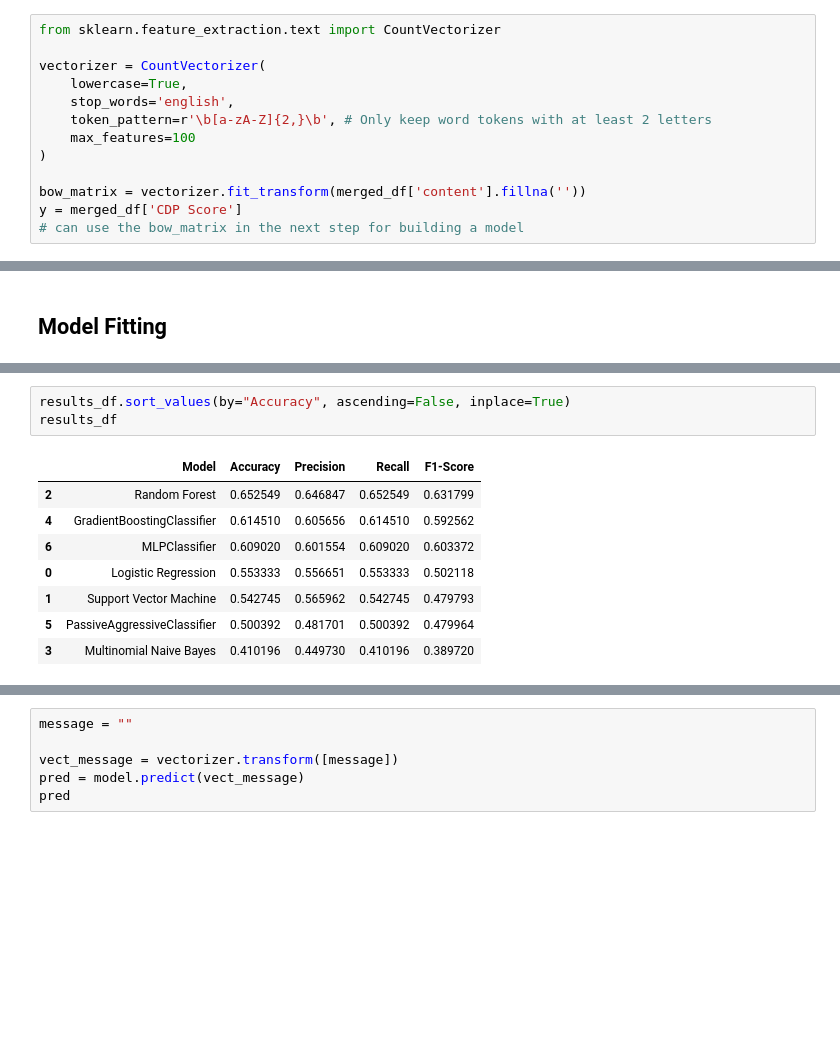
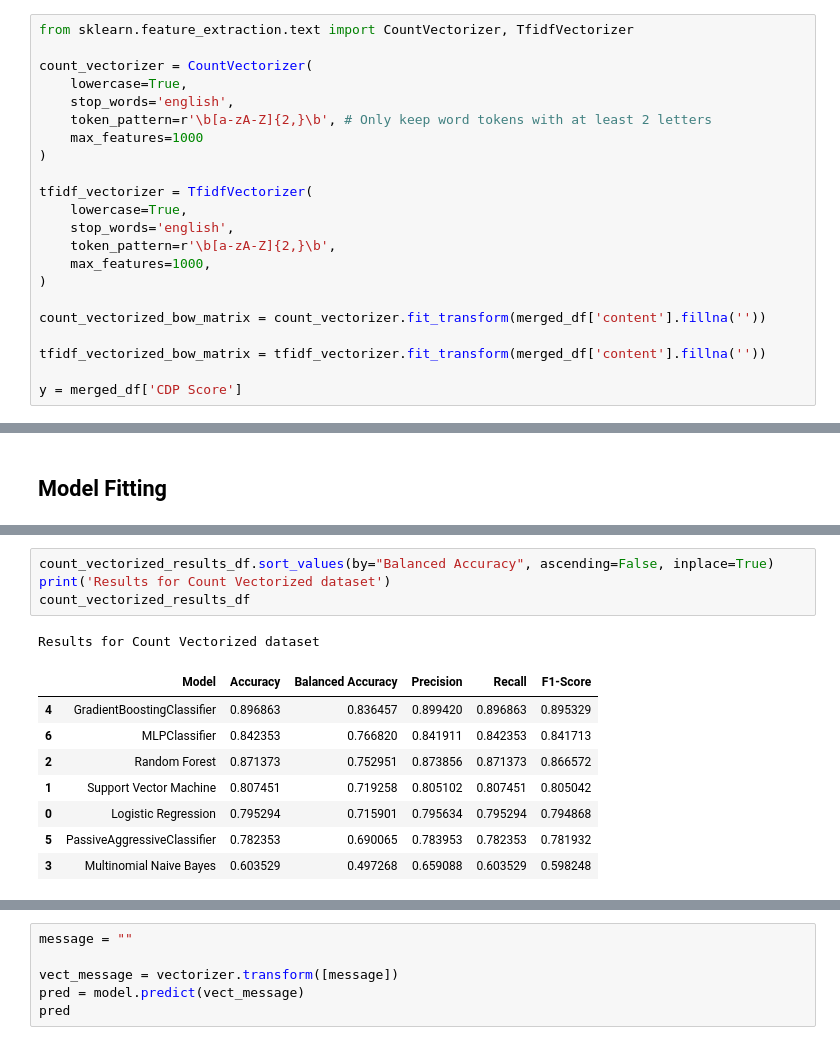
Before and after one commit to j-miskill/sustain-nlp, a Jupyter notebook: analysis.ipynb, the cells around one changed output, grey strips where cells are left out. Cells and saved outputs as stored; diff of their text form; blank space fills up the shorter version.

```diff
--- a/analysis.ipynb
+++ b/analysis.ipynb
@@ -151,15 +151,24 @@ pprint(examples['negative'])
  'corresponds to our ambition to significantly expand our commitment to '
  'sustainability in the years to come']
 # %%
-from sklearn.feature_extraction.text import CountVectorizer
+from sklearn.feature_extraction.text import CountVectorizer, TfidfVectorizer
 
-vectorizer = CountVectorizer(
+count_vectorizer = CountVectorizer(
     lowercase=True,
     stop_words='english',
     token_pattern=r'\b[a-zA-Z]{2,}\b', # Only keep word tokens with at least 2 letters
-    max_features=100
+    max_features=1000
 )
 
-bow_matrix = vectorizer.fit_transform(merged_df['content'].fillna(''))
+tfidf_vectorizer = TfidfVectorizer(
+    lowercase=True,
+    stop_words='english',
+    token_pattern=r'\b[a-zA-Z]{2,}\b',
+    max_features=1000,
+)
+
+count_vectorized_bow_matrix = count_vectorizer.fit_transform(merged_df['content'].fillna(''))
+
+tfidf_vectorized_bow_matrix = tfidf_vectorizer.fit_transform(merged_df['content'].fillna(''))
+
 y = merged_df['CDP Score']
-# can use the bow_matrix in the next step for building a model
@@ -226,12 +254,14 @@ Training Model: MLPClassifier
 # %%
-results_df.sort_values(by="Accuracy", ascending=False, inplace=True)
-results_df
+count_vectorized_results_df.sort_values(by="Balanced Accuracy", ascending=False, inplace=True)
+print('Results for Count Vectorized dataset')
+count_vectorized_results_df
 # %% [output]
+Results for Count Vectorized dataset
-|  | Model | Accuracy | Precision | Recall | F1-Score |
-| 2 | Random Forest | 0.652549 | 0.646847 | 0.652549 | 0.631799 |
-| 4 | GradientBoostingClassifier | 0.614510 | 0.605656 | 0.614510 | 0.592562 |
-| 6 | MLPClassifier | 0.609020 | 0.601554 | 0.609020 | 0.603372 |
-| 0 | Logistic Regression | 0.553333 | 0.556651 | 0.553333 | 0.502118 |
-| 1 | Support Vector Machine | 0.542745 | 0.565962 | 0.542745 | 0.479793 |
-| 5 | PassiveAggressiveClassifier | 0.500392 | 0.481701 | 0.500392 | 0.479964 |
-| 3 | Multinomial Naive Bayes | 0.410196 | 0.449730 | 0.410196 | 0.389720 |
+|  | Model | Accuracy | Balanced Accuracy | Precision | Recall | F1-Score |
+| 4 | GradientBoostingClassifier | 0.896863 | 0.836457 | 0.899420 | 0.896863 | 0.895329 |
+| 6 | MLPClassifier | 0.842353 | 0.766820 | 0.841911 | 0.842353 | 0.841713 |
+| 2 | Random Forest | 0.871373 | 0.752951 | 0.873856 | 0.871373 | 0.866572 |
+| 1 | Support Vector Machine | 0.807451 | 0.719258 | 0.805102 | 0.807451 | 0.805042 |
+| 0 | Logistic Regression | 0.795294 | 0.715901 | 0.795634 | 0.795294 | 0.794868 |
+| 5 | PassiveAggressiveClassifier | 0.782353 | 0.690065 | 0.783953 | 0.782353 | 0.781932 |
+| 3 | Multinomial Naive Bayes | 0.603529 | 0.497268 | 0.659088 | 0.603529 | 0.598248 |
```
Also changed, not shown: parts of 12 cells of this notebook.
